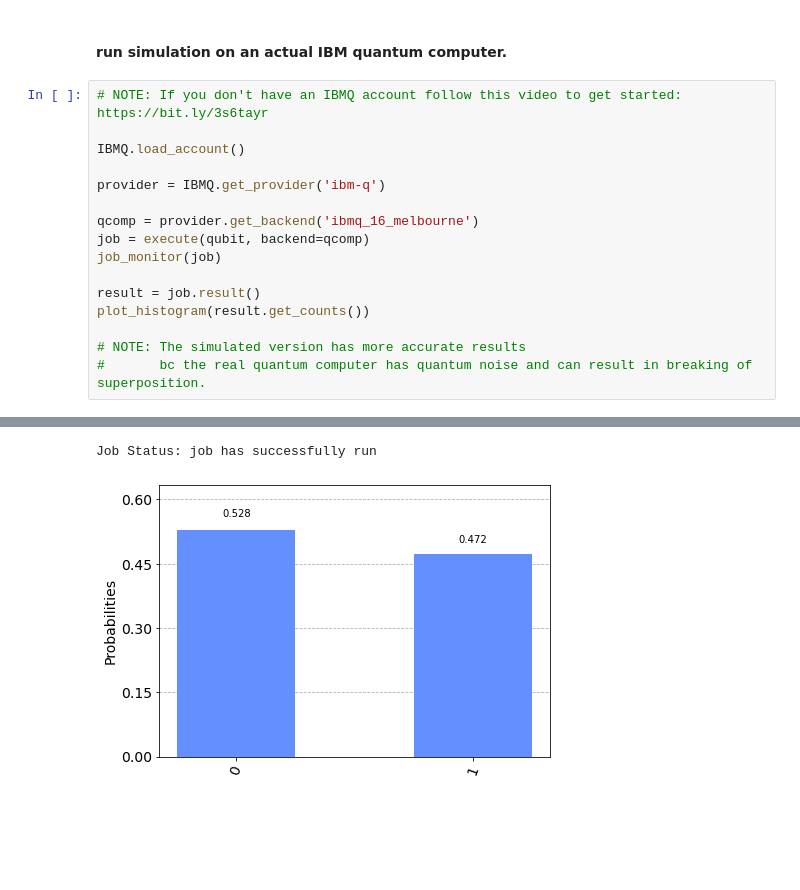
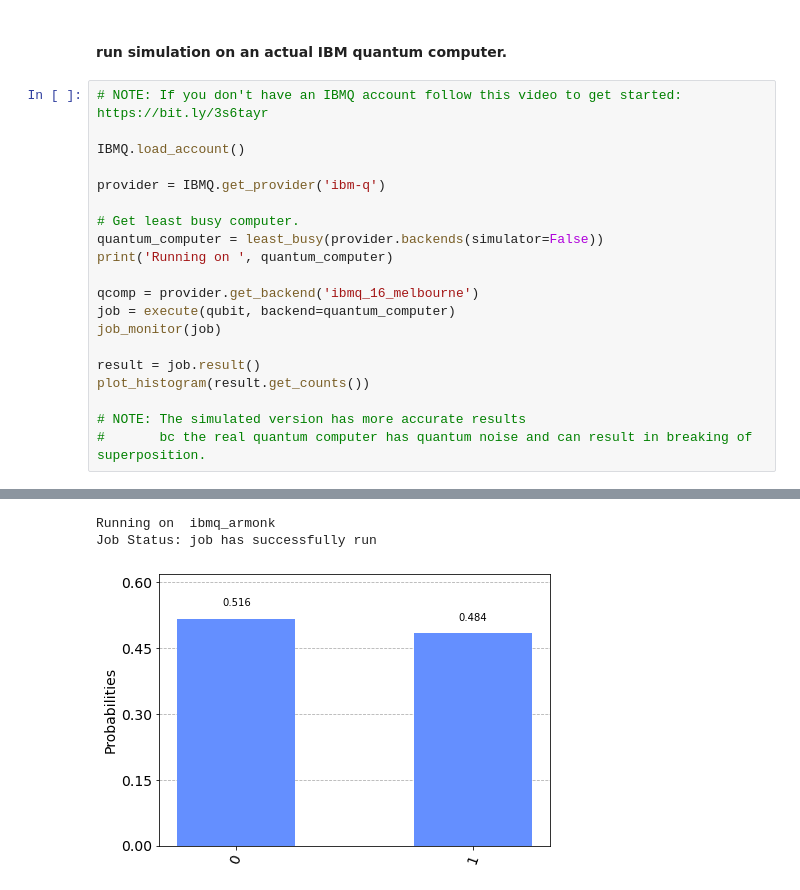
Before and after one commit to rohannakra/Qubit-Operations, a Jupyter notebook: main.ipynb, the cells around one changed output, grey strips where cells are left out. Cells and saved outputs as stored; diff of their text form; blank space fills up the shorter version.

```diff
--- a/main.ipynb
+++ b/main.ipynb
@@ -99,8 +100,12 @@ IBMQ.load_account()
 
 provider = IBMQ.get_provider('ibm-q')
 
+# Get least busy computer.
+quantum_computer = least_busy(provider.backends(simulator=False))
+print('Running on ', quantum_computer)
+
 qcomp = provider.get_backend('ibmq_16_melbourne')
-job = execute(qubit, backend=qcomp)
+job = execute(qubit, backend=quantum_computer)
 job_monitor(job)
 
 result = job.result()
@@ -113,2 +118,3 @@ ibmqfactory.load_account:WARNING:2021-04-10 14:54:00,962: Credentials are alread
+Running on  ibmq_armonk
 Job Status: job has successfully run
-[figure, old version]
+[figure, new version]
```
Also changed, not shown: parts of 3 cells of this notebook, 1 other file.
